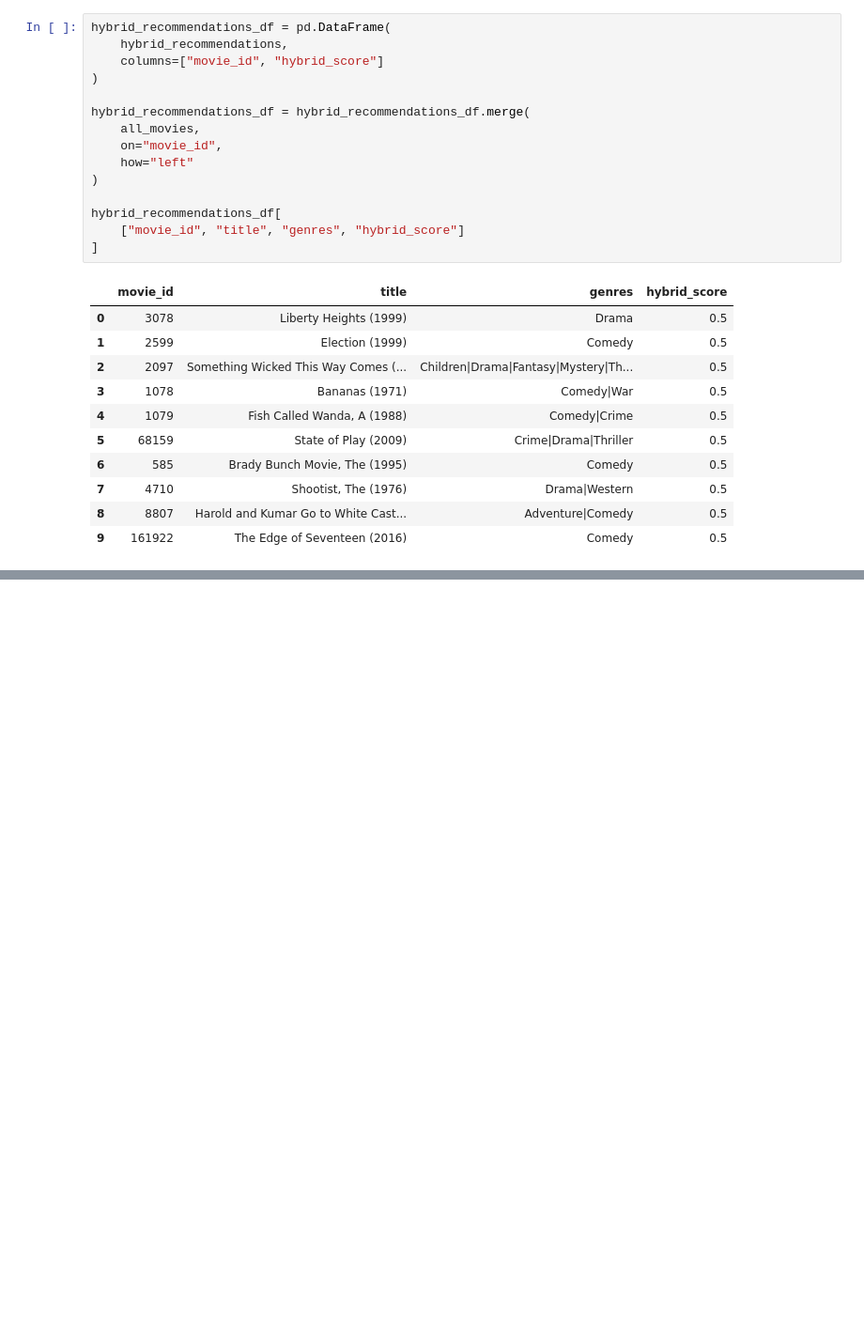
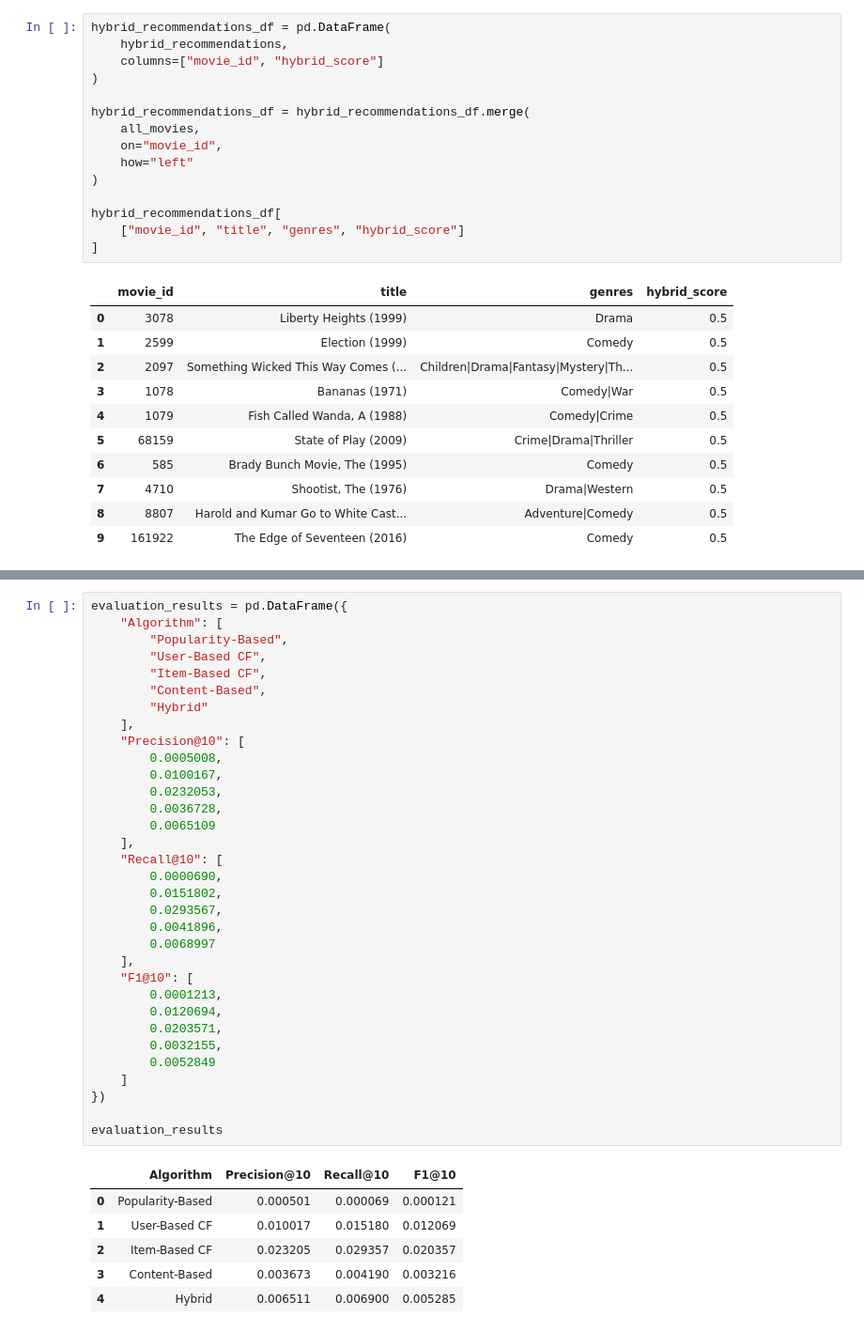
Before and after one commit to SonuThapaMagar/movie-recommendation-system, a Jupyter notebook: backend/app/recommender/recommendation_system.ipynb, the cells around one changed output, grey strips where cells are left out. Shown at 94% size. Cells and saved outputs as stored; diff of their text form; blank space fills up the shorter version.

```diff
--- a/backend/app/recommender/recommendation_system.ipynb
+++ b/backend/app/recommender/recommendation_system.ipynb
@@ -946,0 +1358,40 @@ hybrid_recommendations_df[
+# %%
+evaluation_results = pd.DataFrame({
+    "Algorithm": [
+        "Popularity-Based",
+        "User-Based CF",
+        "Item-Based CF",
+        "Content-Based",
+        "Hybrid"
+    ],
+    "Precision@10": [
+        0.0005008,
+        0.0100167,
+        0.0232053,
+        0.0036728,
+        0.0065109
+    ],
+    "Recall@10": [
+        0.0000690,
+        0.0151802,
+        0.0293567,
+        0.0041896,
+        0.0068997
+    ],
+    "F1@10": [
+        0.0001213,
+        0.0120694,
+        0.0203571,
+        0.0032155,
+        0.0052849
+    ]
+})
+
+evaluation_results
+# %% [output]
+|  | Algorithm | Precision@10 | Recall@10 | F1@10 |
+| 0 | Popularity-Based | 0.000501 | 0.000069 | 0.000121 |
+| 1 | User-Based CF | 0.010017 | 0.015180 | 0.012069 |
+| 2 | Item-Based CF | 0.023205 | 0.029357 | 0.020357 |
+| 3 | Content-Based | 0.003673 | 0.004190 | 0.003216 |
+| 4 | Hybrid | 0.006511 | 0.006900 | 0.005285 |
```
Also changed, not shown: parts of 23 cells of this notebook.
